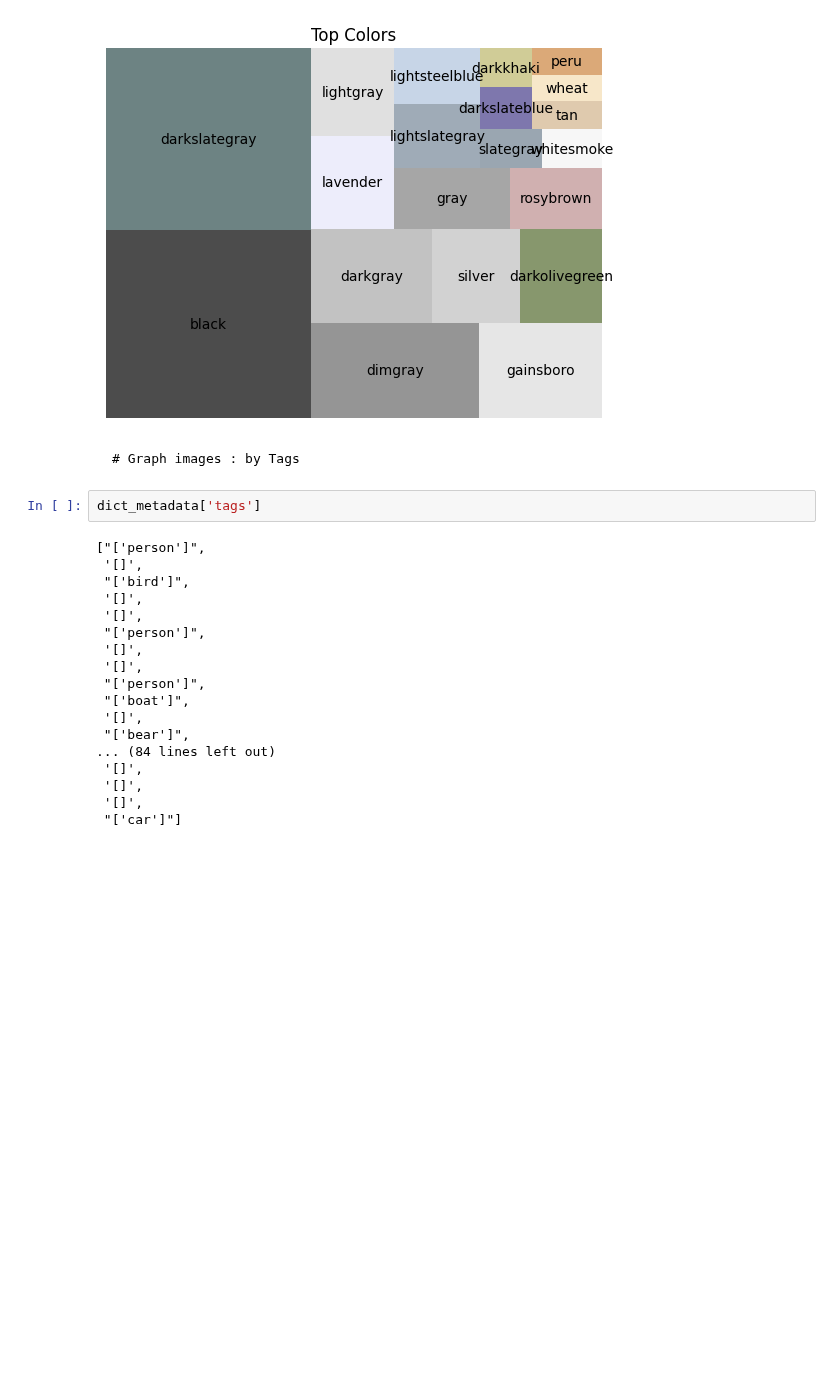
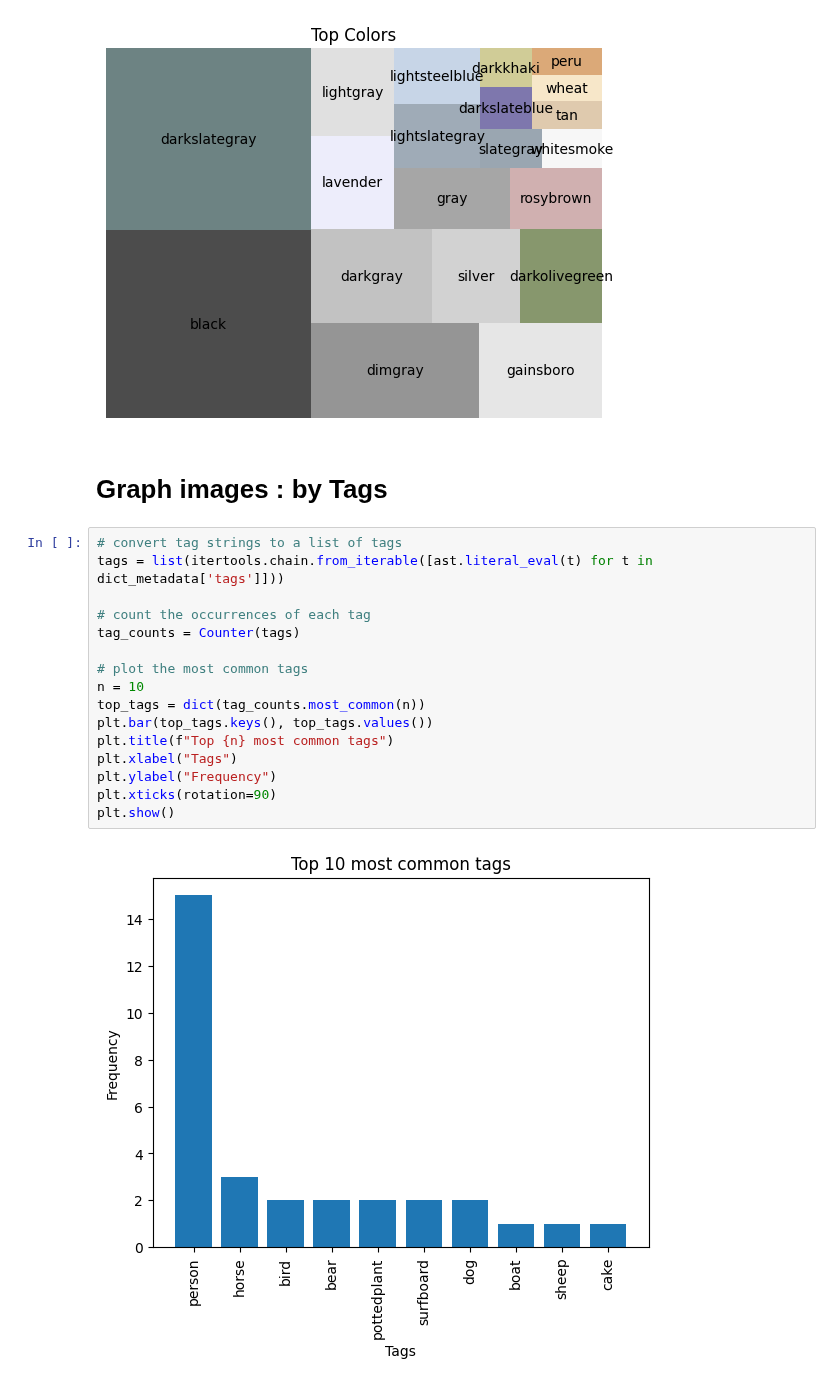
Before and after one commit to TeissierYannis/CPE-bigdata-TDM-project, a Jupyter notebook: data_viz/stats.ipynb, the cells around one changed output. Saved outputs shown, nothing was run; the diff lists cells and outputs as text; blank space fills up the shorter version.

Commit message:
add images graph by tags

```diff
--- a/data_viz/stats.ipynb
+++ b/data_viz/stats.ipynb
@@ -481,24 +483,22 @@ plt.show()
 [figure]
 [figure]
 # %% [markdown]
-    # Graph images : by Tags
+# Graph images : by Tags
-# %%
-dict_metadata['tags']
-# %% [output]
-["['person']",
- '[]',
- "['bird']",
- '[]',
- '[]',
- "['person']",
- '[]',
- '[]',
- "['person']",
- "['boat']",
- '[]',
- "['bear']",
-... (84 lines left out)
- '[]',
- '[]',
- '[]',
- "['car']"]
+# %%
+# convert tag strings to a list of tags
+tags = list(itertools.chain.from_iterable([ast.literal_eval(t) for t in dict_metadata['tags']]))
+
+# count the occurrences of each tag
+tag_counts = Counter(tags)
+
+# plot the most common tags
+n = 10
+top_tags = dict(tag_counts.most_common(n))
+plt.bar(top_tags.keys(), top_tags.values())
+plt.title(f"Top {n} most common tags")
+plt.xlabel("Tags")
+plt.ylabel("Frequency")
+plt.xticks(rotation=90)
+plt.show()
+# %% [output]
+[figure, added]
```
Also changed, not shown: parts of 2 cells of this notebook.
